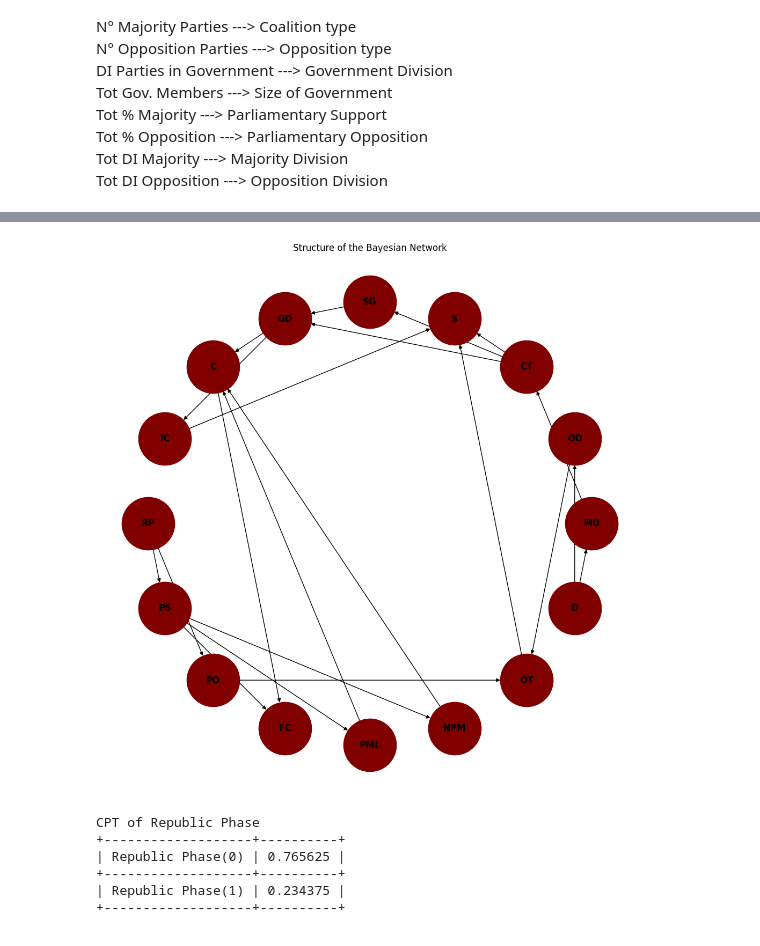
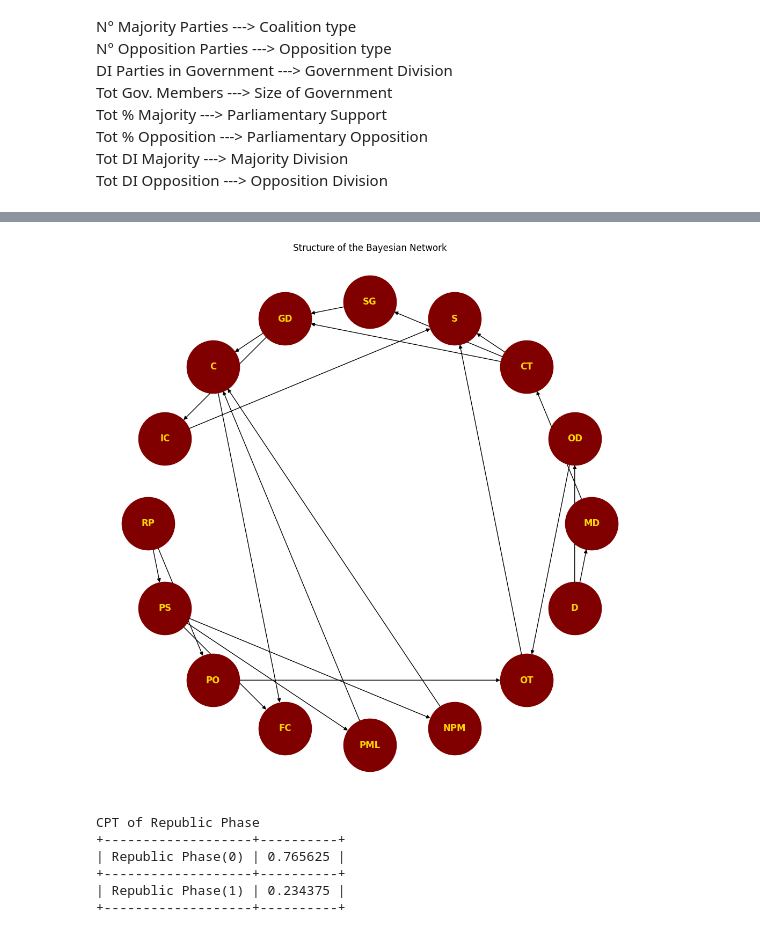
Before and after one commit to Cremadvd/Italian-Government-Stability, a Jupyter notebook: Test_CSV.ipynb, the cells around one changed output, grey strips where cells are left out. Drawn from its saved outputs; the diff is of its cells as text; code cells hidden in the pictures.

```diff
--- a/Test_CSV.ipynb
+++ b/Test_CSV.ipynb
@@ -372,20 +380,20 @@ model_gov = BayesianNetwork(
 # %%
 # Visualise the constructed Bayesian Network
 edges = model_gov.edges()
 G = nx.DiGraph()
 G.add_edges_from(edges)
 
 lbl= {'Stability':'S', 'Internal Changes':'IC', 'Decade':'D', 'Republic Phase':'RP', 'Confidence':'C',
              'Fall Cause':'FC', 'PM of LMP':'PML', 'Non-political PM':'NPM', 'Coalition Type':'CT', 'Opposition Type':'OT', 'Government Division':'GD',
              'Size of Government':'SG', 'Parliamentary Support':'PS', 'Parliamentary Opposition':'PO', 'Majority Division':'MD', 'Opposition Division':'OD'}
 plt.figure(figsize=(10, 10))
 pos = nx.shell_layout(G)
 nx.draw(G,pos, node_color='#800000', node_size=5000, with_labels=True, node_shape='o',
-               font_color='#000000', font_weight='bold', labels=lbl, label='Network of Political Stability')
+               font_color='#FFD700', font_weight='bold', labels=lbl, label='Network of Political Stability')
 plt.title('Structure of the Bayesian Network')
 plt.show()
 # %% [output]
-[figure, old version]
+[figure, new version]
 # %%
 # Fit the data to the Bayesian Network to obtain the CPTs
 model_gov.cpds = []
```
Also changed, not shown: parts of 5 cells of this notebook.
